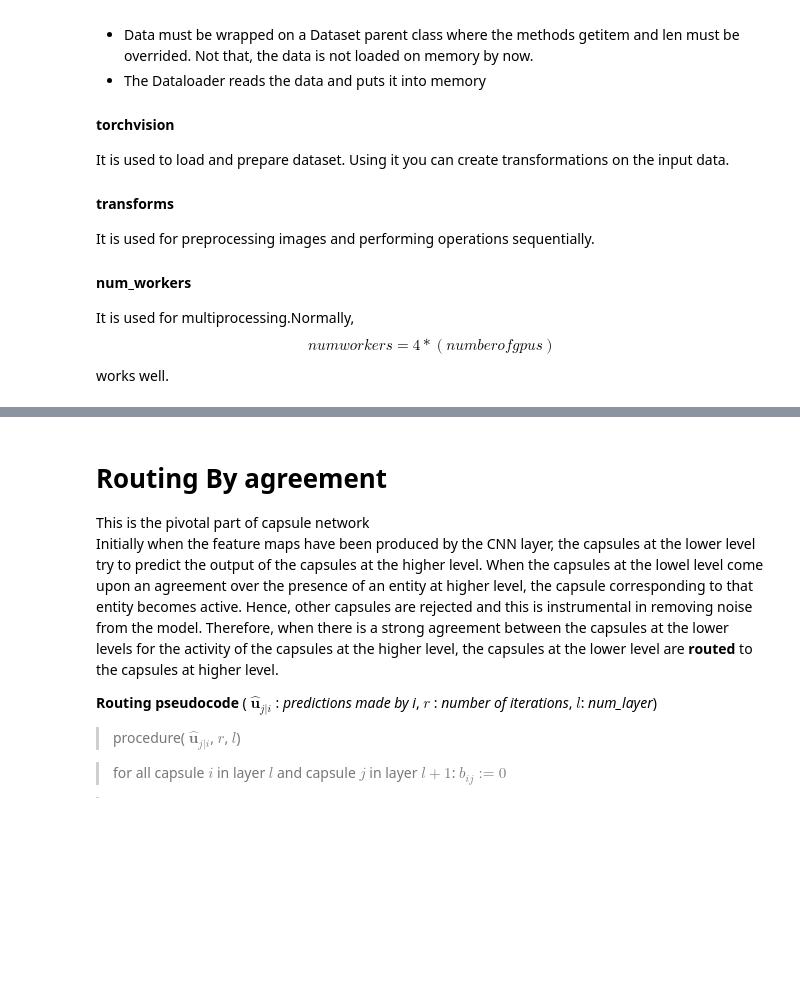
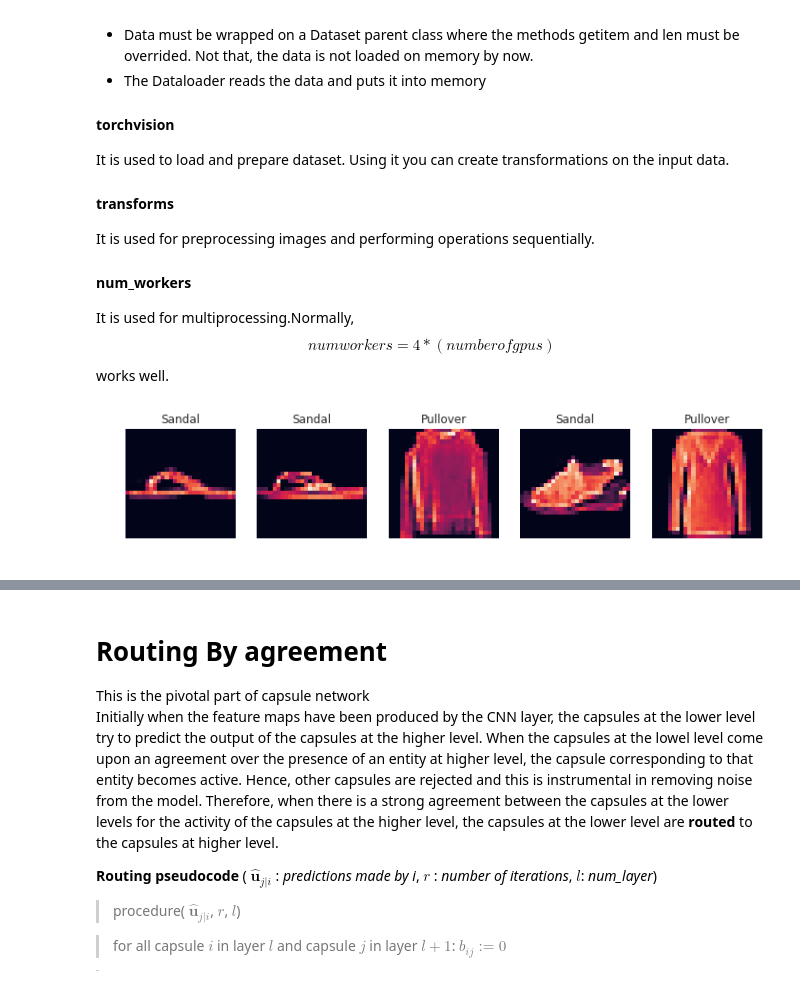
Before and after one commit to PyExtreme/Hacking-the-Capsule-Network, a Jupyter notebook: capsule networks.ipynb, the cells around one changed output, grey strips where cells are left out. Saved outputs shown, nothing was run; the diff lists cells and outputs as text; code cells hidden in the pictures; blank space fills up the shorter version.

```diff
--- a/capsule networks.ipynb
+++ b/capsule networks.ipynb
@@ -112,28 +126,32 @@ It is used for multiprocessing.Normally, $$num workers = 4 * (number of gpus)$$
 # %%
 class DatasetProcessing(Dataset):
     def __init__(self, data, target, transform=None): #used to initialise the class variables - transform, data, target
         self.transform = transform
         self.data = data.reshape((-1,28,28)).astype(np.uint8)[:,:,:,None]
         self.target = torch.from_numpy(target).long() # needs to be in torch.LongTensor dtype
     def __getitem__(self, index): #used to retrieve the X and y index value and return it
         return self.transform(self.data[index]), self.target[index]
     def __len__(self): #returns the length of the data
         return len(list(self.data))
-transform = transforms.Compose(
-    [transforms.ToPILImage(), transforms.ToTensor(), transforms.Normalize(mean=(0.5,), std=(0.5,))])
+transform = transforms.Compose([
+                       transforms.ToTensor(),
+                       transforms.Normalize((0.1307,), (0.3081,))
+                   ])
 dset_train = DatasetProcessing(X_train, y_train, transform)
-train_loader = torch.utils.data.DataLoader(dset_train, batch_size=128,
+train_loader = torch.utils.data.DataLoader(dset_train, batch_size=32,
                                           shuffle=True, num_workers=4)
 dset_test = DatasetProcessing(X_test, y_test, transform)
-test_loader = torch.utils.data.DataLoader(dset_test, batch_size=128,
+valid_loader = torch.utils.data.DataLoader(dset_test, batch_size=32,
                                           shuffle=True, num_workers=4)
 classes = ('T-shirt/top', 'Trouser', 'Pullover', 'Dress', 'Coat', 'Sandal', 'Shirt', 'Sneaker', 'Bag', 'Ankle boot')
 fig = plt.figure(figsize=(12,6))
 for num, x in enumerate(X_train[0:5]):
     plt.subplot(1,5,num+1)
     plt.axis('off')
     plt.imshow(x)
     plt.title(classes[y_train[num]])
+# %% [output]
+[figure, added]
 # %% [markdown]
 # Architecture
 <img src="https://cdn-images-1.medium.com/max/1600/1*IqMwp2BJzuviCuZ8r-pO6w.png" data-canonical-src="https://cdn-images-1.medium.com/max/1600/1*IqMwp2BJzuviCuZ8r-pO6w.png" width="700" height="700" />
```
Also changed, not shown: parts of 17 cells of this notebook.
